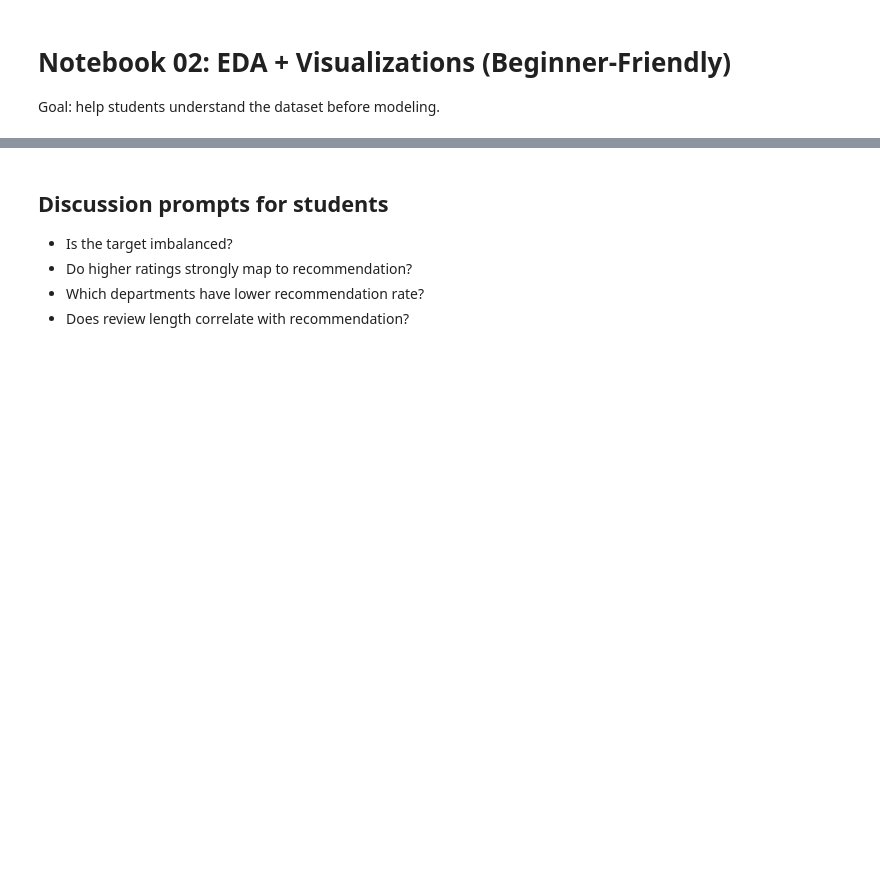
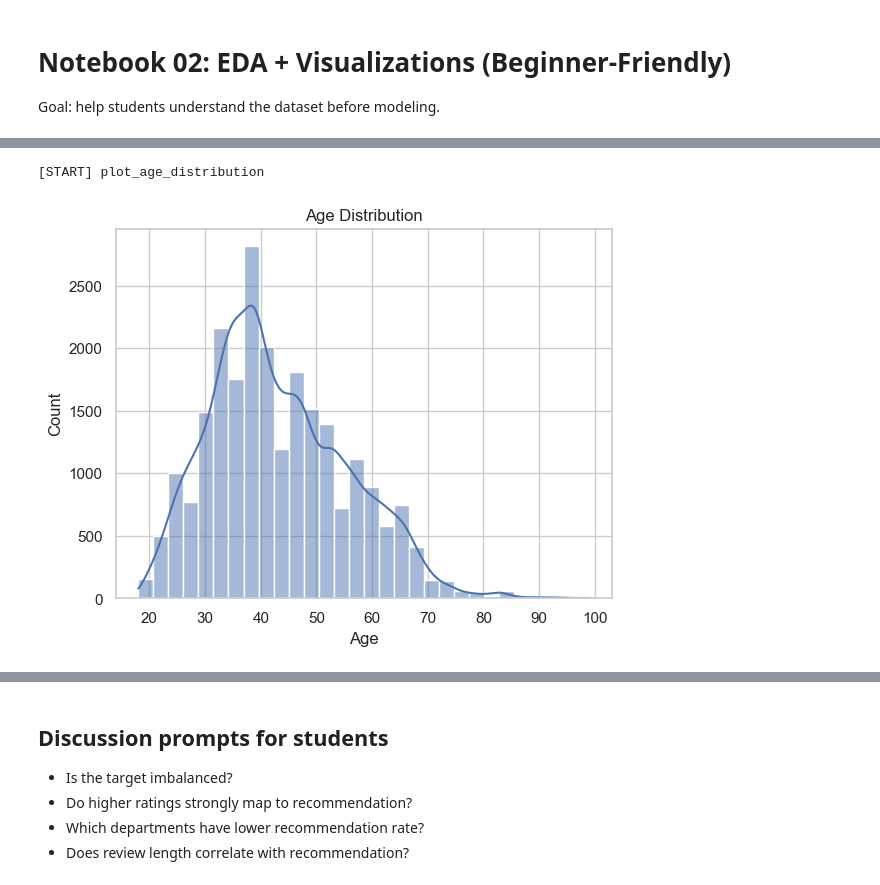
Before and after one commit to akhilvydyula/womens-e-commerce-reviews, a Jupyter notebook: notebooks/02_eda_visualizations.ipynb, the cells around one changed output, grey strips where cells are left out. Cells and saved outputs as stored; diff of their text form; code cells hidden in the pictures; blank space fills up the shorter version.

```diff
--- a/notebooks/02_eda_visualizations.ipynb
+++ b/notebooks/02_eda_visualizations.ipynb
@@ -35,5 +139,10 @@ plt.show()
 # %%
 # Age distribution
-ax = sns.histplot(df['Age'], bins=30, kde=True)
-ax.set_title('Age Distribution')
-plt.show()
+with timed_step('plot_age_distribution'):
+    ax = sns.histplot(df['Age'], bins=30, kde=True)
+    ax.set_title('Age Distribution')
+    plt.show()
+logger.info('Completed age distribution plot')
+# %% [output]
+[START] plot_age_distribution
+[figure, added]
```
Also changed, not shown: parts of 8 cells of this notebook, 40 other files.
